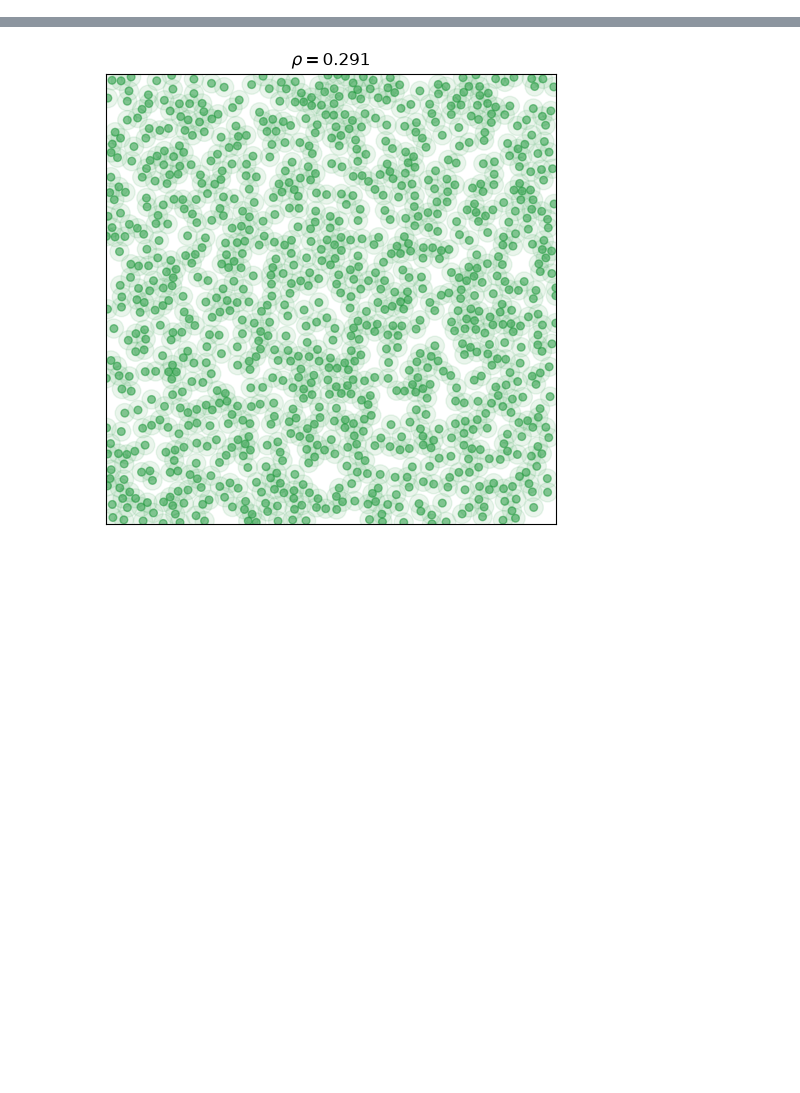
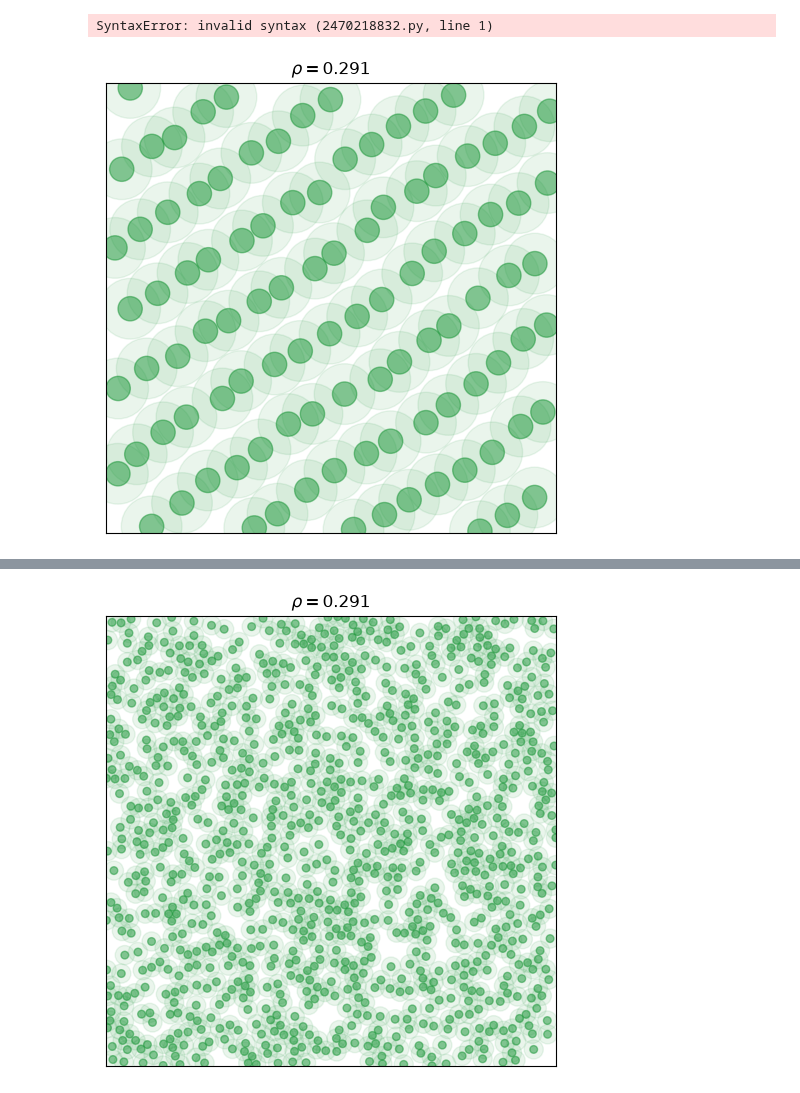
Before and after one commit to Milou-v/BERN01-Groupwork, a Jupyter notebook: temp.ipynb, the cells around one changed output, grey strips where cells are left out. Drawn from its saved outputs; the diff is of its cells as text; code cells hidden in the pictures; blank space fills up the shorter version.

```diff
--- a/temp.ipynb
+++ b/temp.ipynb
@@ -16,4 +44,14 @@ from Particles_2D import coldstart_finder
+# %%
+density_prod.values()[]
+# %% [output]
+SyntaxError: invalid syntax (2470218832.py, line 1)
 # %%
-with open(r"coldstart_pickles\d_0.291_N_1000.pkl","rb") as f:
+with open(r"runs\production\prod_0.291_0.18_100.pkl","rb") as f:
     coldstart = pickle.load(f)
     R = coldstart.R
+
+test = Particles_2D(R=R,density=0.291,N=100,temperature=0.1,delta_step=0.28)
+# %%
+test.scatter()
+# %% [output]
+[figure, added]
```
Also changed, not shown: parts of 32 cells of this notebook, 21 other files.
